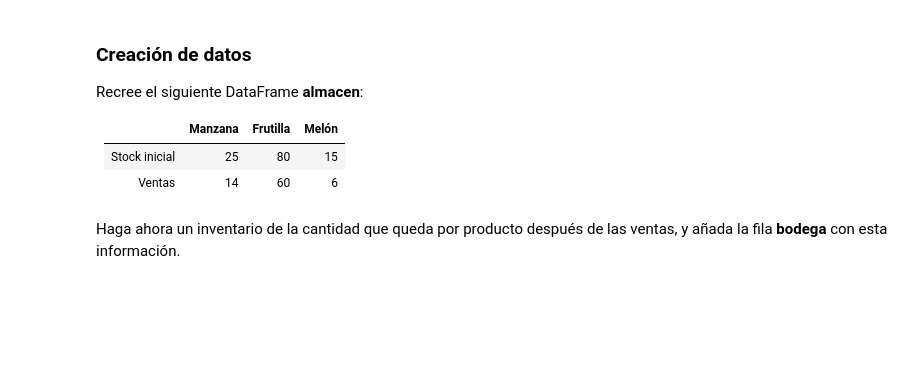
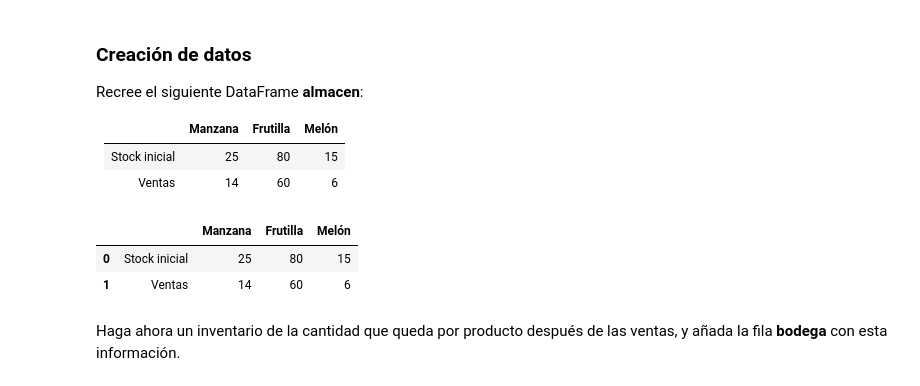
Before and after one commit to Morales-Andres/Tarea-1, a Jupyter notebook: Tarea_1.ipynb, the cells around one changed output. Saved outputs shown, nothing was run; the diff lists cells and outputs as text; code cells hidden in the pictures; blank space fills up the shorter version.

```diff
--- a/Tarea_1.ipynb
+++ b/Tarea_1.ipynb
@@ -154,5 +154,18 @@ Recree el siguiente DataFrame **almacen**:
 |--------|---------|----------|-------|
 | Stock inicial  | 25      | 80       | 15    |
 | Ventas | 14      | 60       | 6     |
+# %%
+almacen = {
+    '': ['Stock inicial', 'Ventas'],
+    'Manzana': [25, 14],
+    'Frutilla': [80, 60],
+    'Melón': [15, 6]
+}
+datos = pd.DataFrame(almacen)
+datos
+# %% [output]
+|  |  | Manzana | Frutilla | Melón |
+| 0 | Stock inicial | 25 | 80 | 15 |
+| 1 | Ventas | 14 | 60 | 6 |
 # %% [markdown]
 Haga ahora un inventario de la cantidad que queda por producto después de las ventas, y añada la fila **bodega** con esta información.
```
Also changed, not shown: parts of 5 cells of this notebook.
